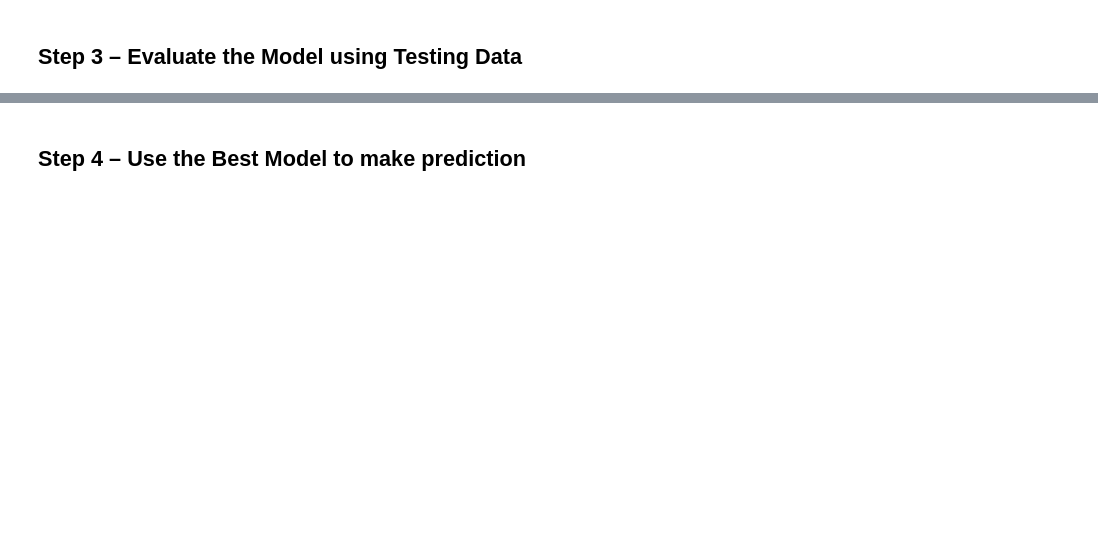
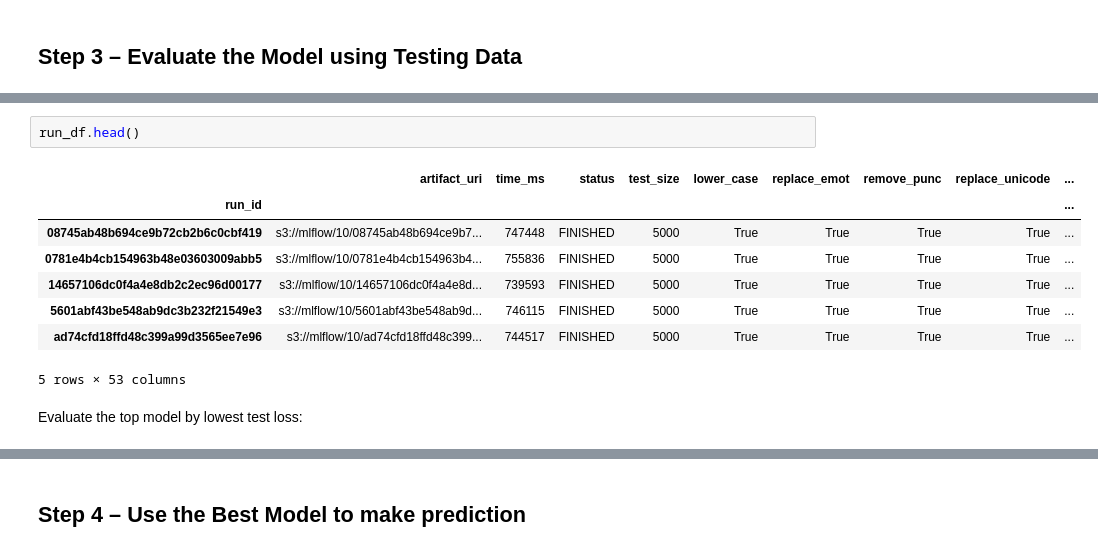
Before and after one commit to mrzzy/np-dl-assign-2, a Jupyter notebook: notebooks/Assignment_2_p1.ipynb, the cells around one changed output, grey strips where cells are left out. Drawn from its saved outputs; the diff is of its cells as text; blank space fills up the shorter version.

```diff
--- a/notebooks/Assignment_2_p1.ipynb
+++ b/notebooks/Assignment_2_p1.ipynb
@@ -599,0 +635,13 @@ TODO: Error analysis on dataset
+# %%
+run_df.head()
+# %% [output]
+|  | artifact_uri | time_ms | status | test_size | lower_case | replace_emot | remove_punc | replace_unicode | ... |
+| run_id |  |  |  |  |  |  |  |  | ... |
+| 08745ab48b694ce9b72cb2b6c0cbf419 | s3://mlflow/10/08745ab48b694ce9b7... | 747448 | FINISHED | 5000 | True | True | True | True | ... |
+| 0781e4b4cb154963b48e03603009abb5 | s3://mlflow/10/0781e4b4cb154963b4... | 755836 | FINISHED | 5000 | True | True | True | True | ... |
+| 14657106dc0f4a4e8db2c2ec96d00177 | s3://mlflow/10/14657106dc0f4a4e8d... | 739593 | FINISHED | 5000 | True | True | True | True | ... |
+| 5601abf43be548ab9dc3b232f21549e3 | s3://mlflow/10/5601abf43be548ab9d... | 746115 | FINISHED | 5000 | True | True | True | True | ... |
+| ad74cfd18ffd48c399a99d3565ee7e96 | s3://mlflow/10/ad74cfd18ffd48c399... | 744517 | FINISHED | 5000 | True | True | True | True | ... |
+5 rows × 53 columns
+# %% [markdown]
+Evaluate the top model by lowest test loss:
```
Also changed, not shown: parts of 32 cells of this notebook, 1 other file.
